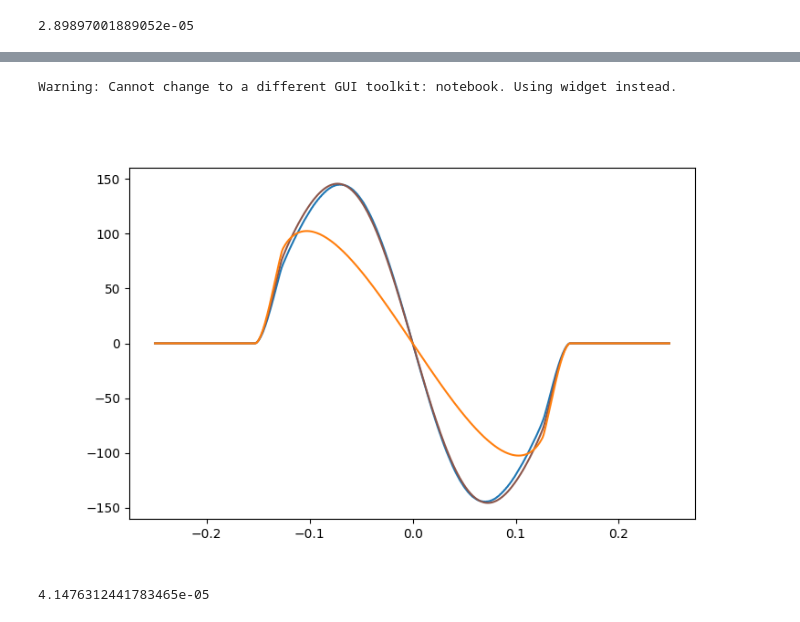
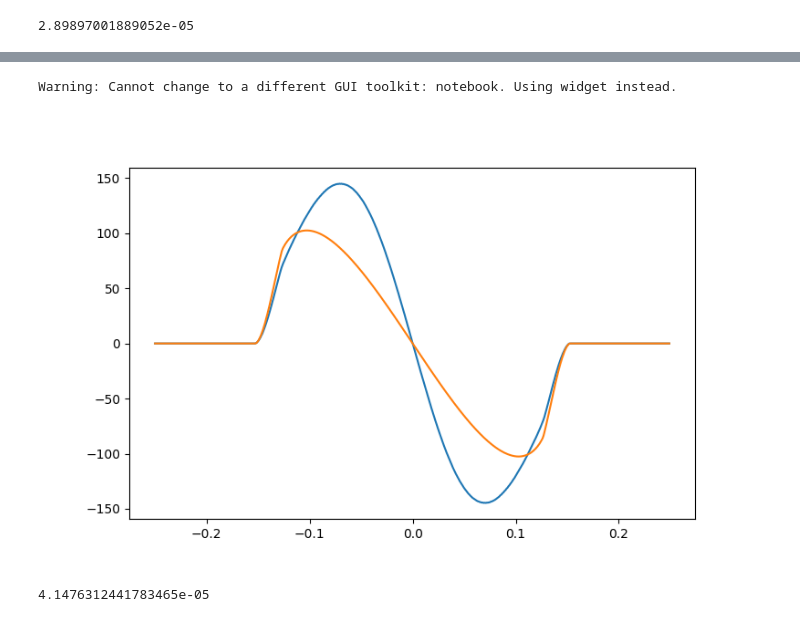
Before and after one commit to LucaMalavolta/PyORBIT, a Jupyter notebook: development/RML_testing.ipynb, the cells around one changed output, grey strips where cells are left out. Cells and saved outputs as stored; diff of their text form; code cells hidden in the pictures.

```diff
--- a/development/RML_testing.ipynb
+++ b/development/RML_testing.ipynb
@@ -281,11 +281,11 @@ class RossiterMcLaughlin_Precise():
                     #print(parameters)
                     rv_rml[i_obs] = parameters[1] * 1000. - rv_unperturbed
 
-                    #gaussian = GaussianModel()
-                    #guess = gaussian.guess(1.-ccf_broad, x=self.star_grid['zz'])
+                    gaussian = GaussianModel()
+                    guess = gaussian.guess(1.-ccf_broad, x=self.star_grid['zz'])
                     #guess['center'] = parameters[1]
-                    #results = gaussian.fit(1.-ccf_broad, x=self.star_grid['zz'],  params=guess)
-                    #rv_rml[i_obs] = results.params['center'].value * 1000. - rv_unperturbed
+                    results = gaussian.fit(1.-ccf_broad, x=self.star_grid['zz'])
+                    rv_rml[i_obs] = results.params['center'].value * 1000. - rv_unperturbed
 
                 except:
                     rv_rml[i_obs] = 0.00
@@ -410,19 +410,19 @@ Warning: Cannot change to a different GUI toolkit: notebook. Using widget instea
 # %%
 
 import matplotlib
 matplotlib.use('TkAgg'),
 import matplotlib.pyplot as plt
 %matplotlib notebook
 
 plt.figure(figsize=(8,5))
 plt.plot(x0, model_noCB)
-plt.plot(x0, res1[0]*1000, c='C5')
+#plt.plot(x0, res1[0]*1000, c='C5')
 plt.plot(x0, model_ohta)
 #plt.scatter(x0, cont_Val)
 plt.show()
 # %% [output]
 Warning: Cannot change to a different GUI toolkit: notebook. Using widget instead.
-[figure, old version]
+[figure, new version]
 # %%
 print(50 / (2 * constants.Rsun) / np.sin(60 * constants.deg2rad))
 # %% [output]
```
Also changed, not shown: parts of 1 cell of this notebook, 1 other file.
